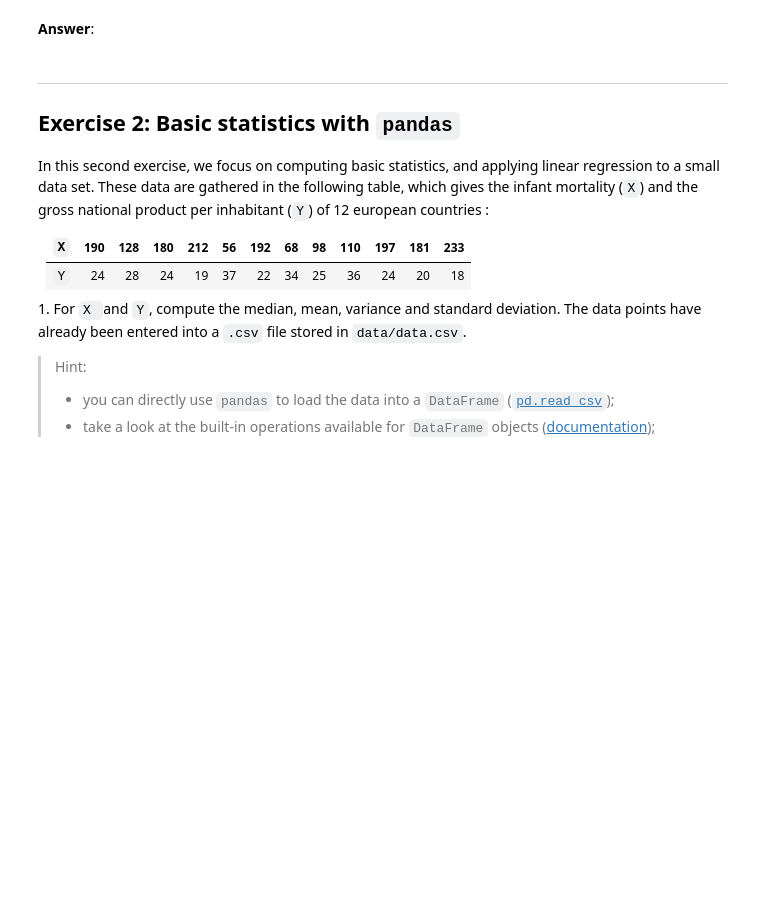
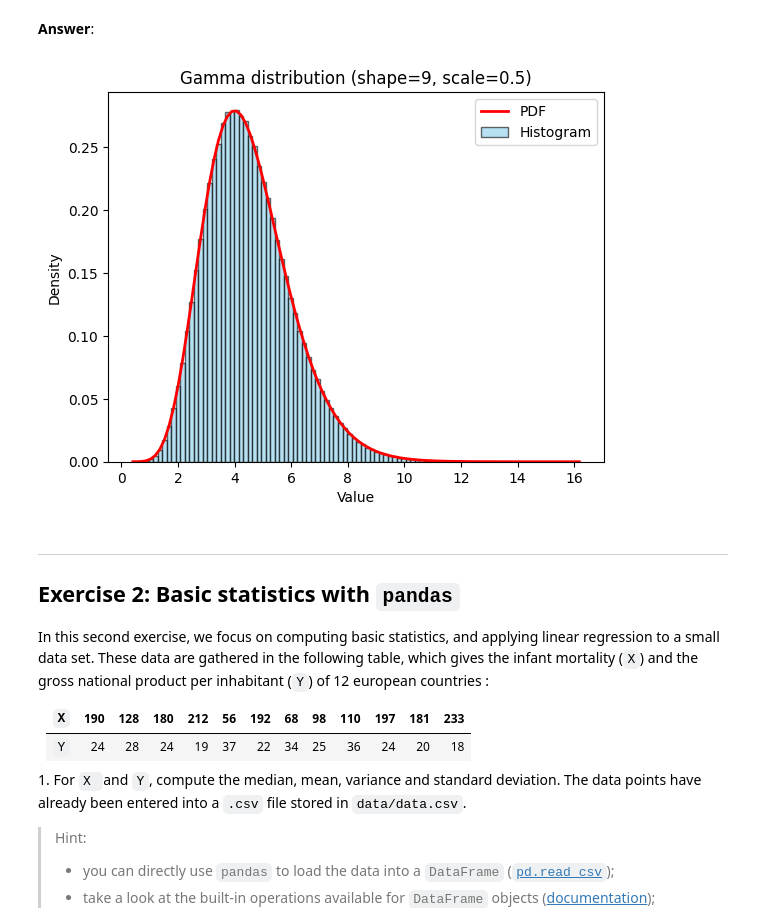
Before and after one commit to farahamorri/python_sdia, a Jupyter notebook: Labs/Lab2/lab2.ipynb, the cells around one changed output. Drawn from its saved outputs; the diff is of its cells as text; code cells hidden in the pictures; blank space fills up the shorter version.

```diff
--- a/Labs/Lab2/lab2.ipynb
+++ b/Labs/Lab2/lab2.ipynb
@@ -72,3 +91,21 @@ and displaying their histogram. In the following, we consider $(\alpha, \beta) =
+# %%
+from scipy.stats import gamma
+
+
+counts, bin_edges = np.histogram(vector, bins=100, density=True)
+bin_centers = (bin_edges[:-1] + bin_edges[1:]) / 2
+pdf_values = gamma.pdf(bin_centers, a=shape, scale=scale)
+
+plt.bar(bin_centers, counts, width=bin_edges[1]-bin_edges[0], alpha=0.6, color='skyblue', label="Histogram", edgecolor='black')
+plt.plot(bin_centers, pdf_values, 'r-', lw=2, label="PDF")
+plt.legend()
+plt.title("Gamma distribution (shape=9, scale=0.5)")
+plt.xlabel("Value")
+plt.ylabel("Density")
+plt.savefig("gamma_histogram.png")
+plt.show()
+# %% [output]
+[figure, added]
 # %% [markdown]
 ---
 ## <a name="ex2">Exercise 2: Basic statistics with `pandas`</a>
```
Also changed, not shown: parts of 7 cells of this notebook, 2 other files.
